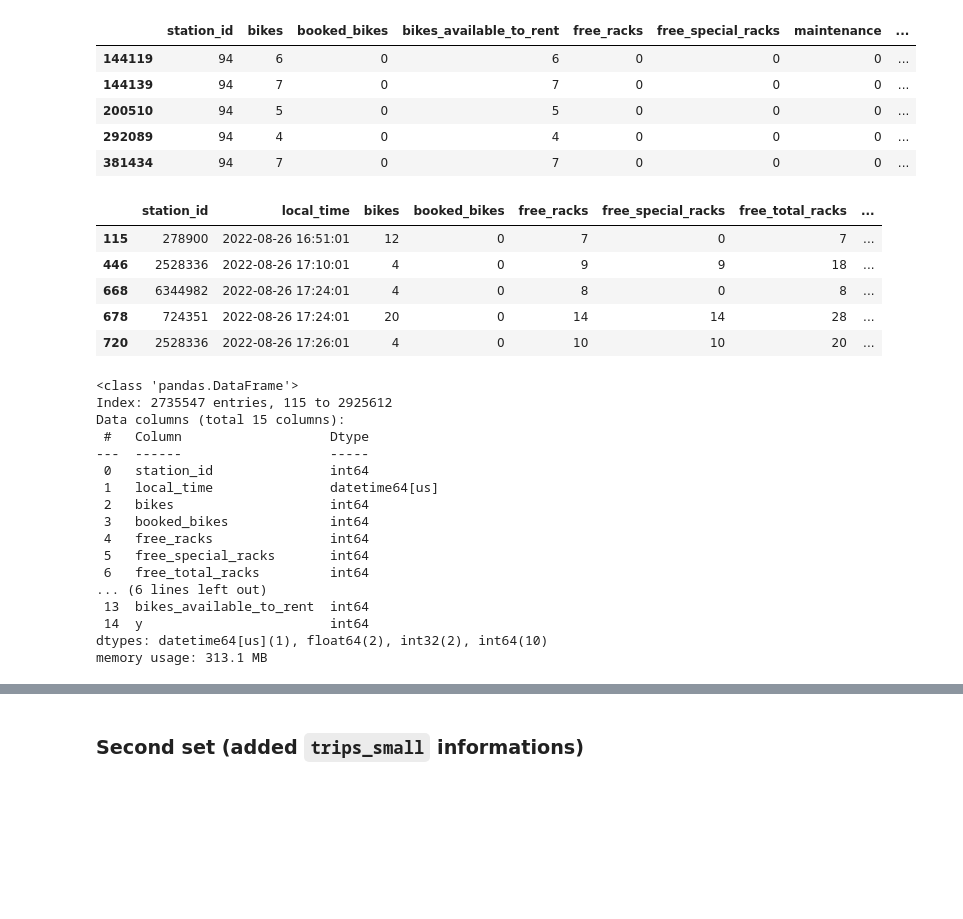
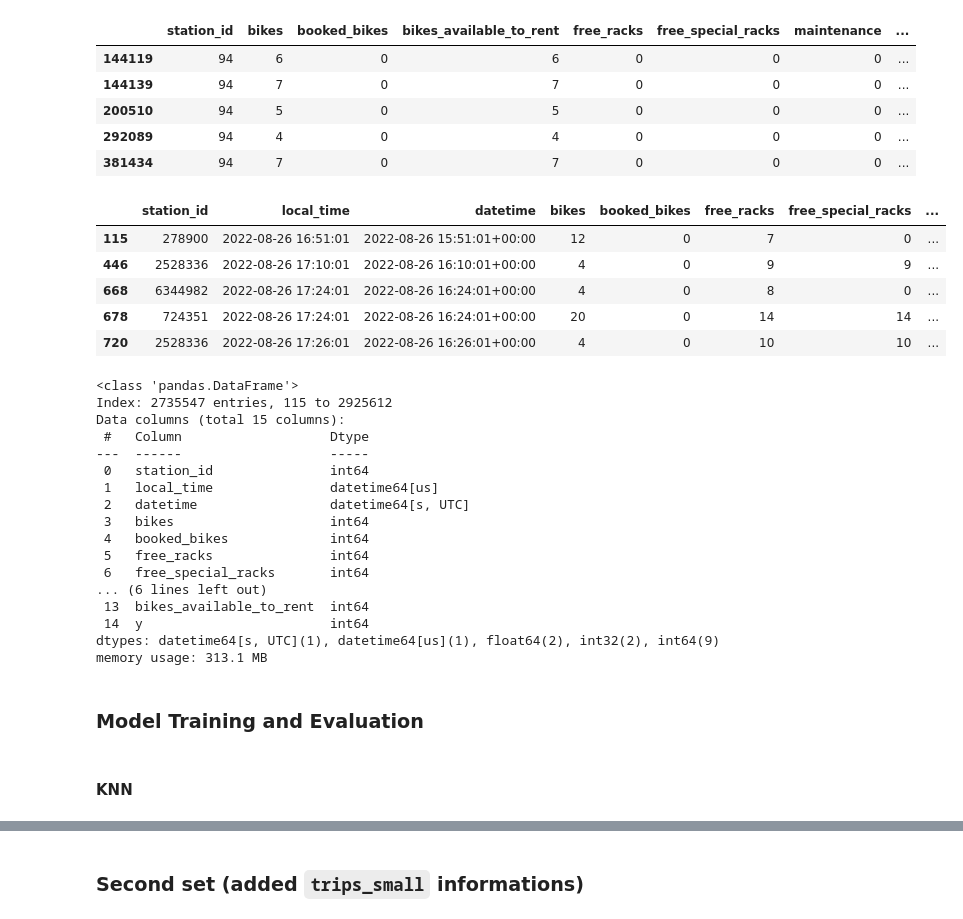
Before and after one commit to Memeel/ML_Challenge, a Jupyter notebook: notebook/challenge.ipynb, the cells around one changed output, grey strips where cells are left out. Saved outputs shown, nothing was run; the diff lists cells and outputs as text; code cells hidden in the pictures; blank space fills up the shorter version.

```diff
--- a/notebook/challenge.ipynb
+++ b/notebook/challenge.ipynb
@@ -573,7 +575,6 @@ stations["local_time"] = stations.apply(
 stations["local_time"] = pd.to_datetime(stations["local_time"].astype(str).str[:19])
 stations["hour"] = stations["local_time"].dt.hour
 stations["day_of_week"] = stations["local_time"].dt.dayofweek
-stations["is_weekend"] = stations["day_of_week"] >= 5
 stations.head()
 # %% [output]
 |  | station_id | bikes | booked_bikes | bikes_available_to_rent | free_racks | free_special_racks | maintenance | ... |
@@ -1046,8 +1047,6 @@ plt.show()
 # %%
 test = stations.sort_values(by=['station_id', 'local_time']).reset_index(drop=True)
-test['time_diff'] = test.groupby('station_id')['local_time'].diff()
 test["maintenance"] = test["maintenance"].astype(int)
-test['is_weekend'] = test['is_weekend'].astype(int)
 
 test.head()
 # %% [output]
@@ -1091,7 +1090,7 @@ df["delta_bikes"] = df["bikes_available_to_rent"] - df["past_bikes"]
 
 df = df[df["next_date"].notna() & (df["next_date"] - df["found_date"] <= pd.Timedelta("24h"))]
 df = df.dropna(subset=["y"])
-df = df.drop(columns=["target_date", "found_date", "past_date", "next_date", "datetime", "timezone"])
+df = df.drop(columns=["target_date", "found_date", "past_date", "next_date", "timezone"])
 
 data = df[df["local_time"] + pd.Timedelta(hours=1) <= df["end"]].copy()
 data.sort_values(by=["station_id", "local_time"]).head()
@@ -1103,20 +1102,19 @@ data.sort_values(by=["station_id", "local_time"]).head()
 | 292089 | 94 | 4 | 0 | 4 | 0 | 0 | 0 | ... |
 | 381434 | 94 | 7 | 0 | 7 | 0 | 0 | 0 | ... |
 # %%
-first_df = data[["station_id", "local_time",
+first_df = data[["station_id", "local_time", "datetime",
                  "bikes", "booked_bikes", "free_racks", "free_special_racks", "free_total_racks", "maintenance",
-                 "day_of_week", "is_weekend", "hour",
-                 "past_bikes", "delta_bikes",
+                 "day_of_week", "hour", "past_bikes", "delta_bikes",
                  "bikes_available_to_rent", "y"]].copy()
 first_df = first_df.dropna(subset=["past_bikes", "delta_bikes"])
 first_df.head()
 # %% [output]
-|  | station_id | local_time | bikes | booked_bikes | free_racks | free_special_racks | free_total_racks | ... |
-| 115 | 278900 | 2022-08-26 16:51:01 | 12 | 0 | 7 | 0 | 7 | ... |
-| 446 | 2528336 | 2022-08-26 17:10:01 | 4 | 0 | 9 | 9 | 18 | ... |
-| 668 | 6344982 | 2022-08-26 17:24:01 | 4 | 0 | 8 | 0 | 8 | ... |
-| 678 | 724351 | 2022-08-26 17:24:01 | 20 | 0 | 14 | 14 | 28 | ... |
-| 720 | 2528336 | 2022-08-26 17:26:01 | 4 | 0 | 10 | 10 | 20 | ... |
+|  | station_id | local_time | datetime | bikes | booked_bikes | free_racks | free_special_racks | ... |
+| 115 | 278900 | 2022-08-26 16:51:01 | 2022-08-26 15:51:01+00:00 | 12 | 0 | 7 | 0 | ... |
+| 446 | 2528336 | 2022-08-26 17:10:01 | 2022-08-26 16:10:01+00:00 | 4 | 0 | 9 | 9 | ... |
+| 668 | 6344982 | 2022-08-26 17:24:01 | 2022-08-26 16:24:01+00:00 | 4 | 0 | 8 | 0 | ... |
+| 678 | 724351 | 2022-08-26 17:24:01 | 2022-08-26 16:24:01+00:00 | 20 | 0 | 14 | 14 | ... |
+| 720 | 2528336 | 2022-08-26 17:26:01 | 2022-08-26 16:26:01+00:00 | 4 | 0 | 10 | 10 | ... |
 # %%
 first_df.info()
 # %% [output]
@@ -1127,13 +1125,15 @@ Data columns (total 15 columns):
 ---  ------                   -----
  0   station_id               int64
  1   local_time               datetime64[us]
- 2   bikes                    int64
- 3   booked_bikes             int64
- 4   free_racks               int64
- 5   free_special_racks       int64
- 6   free_total_racks         int64
+ 2   datetime                 datetime64[s, UTC]
+ 3   bikes                    int64
+ 4   booked_bikes             int64
+ 5   free_racks               int64
+ 6   free_special_racks       int64
 ... (6 lines left out)
  13  bikes_available_to_rent  int64
  14  y                        int64
-dtypes: datetime64[us](1), float64(2), int32(2), int64(10)
+dtypes: datetime64[s, UTC](1), datetime64[us](1), float64(2), int32(2), int64(9)
 memory usage: 313.1 MB
+# %% [markdown]
+### Model Training and Evaluation
@@ -1139,0 +1177,2 @@ memory usage: 313.1 MB
+# %% [markdown]
+#### KNN
```
Also changed, not shown: parts of 22 cells of this notebook.
